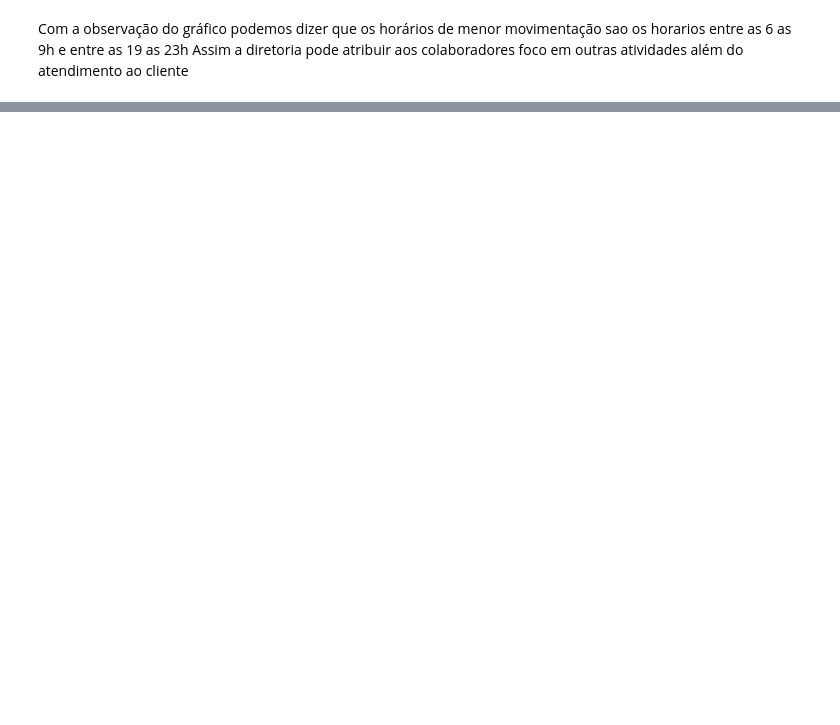
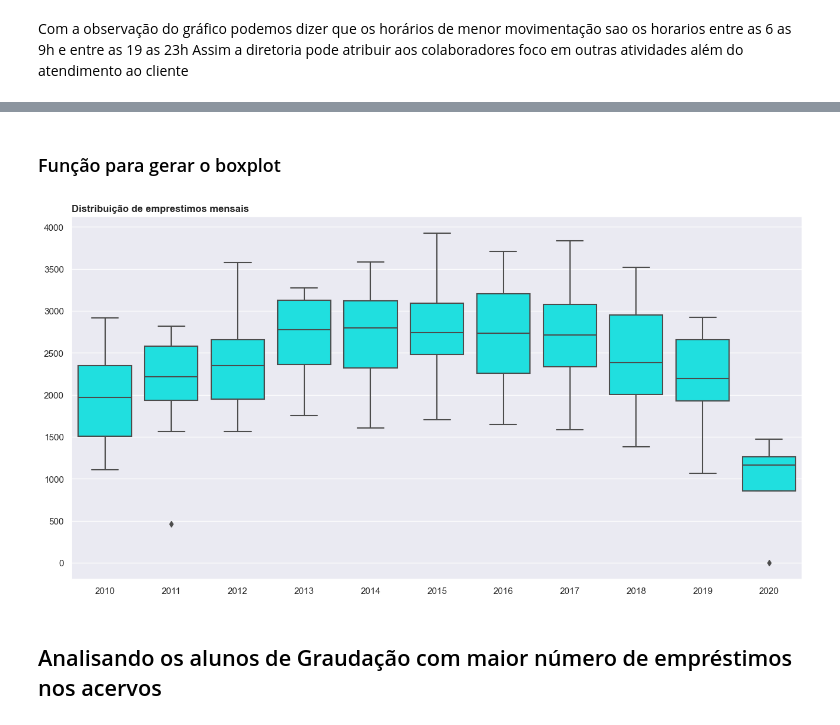
Before and after one commit to PietroLeite/7daysOfCode, a Jupyter notebook: 7daysOfCode.ipynb, the cells around one changed output, grey strips where cells are left out. Cells and saved outputs as stored; diff of their text form; code cells hidden in the pictures; blank space fills up the shorter version.

```diff
--- a/7daysOfCode.ipynb
+++ b/7daysOfCode.ipynb
@@ -342,0 +528,4 @@ Assim a diretoria pode atribuir aos colaboradores foco em outras atividades alé
+# %%
+tabela_alunos = pd.DataFrame(tabela_Emprestimo_completa[['tipo_vinculo_usuario', 'data_emprestimo', 'colecao']])
+tabela_alunos['data_emprestimo'] = pd.to_datetime(tabela_alunos['data_emprestimo'])
+valores_unicos(tabela_alunos, 'tipo_vinculo_usuario')
@@ -342,0 +536,3 @@ Assim a diretoria pode atribuir aos colaboradores foco em outras atividades alé
+# %%
+tabela_alunos_grad = pd.DataFrame(tabela_alunos.loc[tabela_alunos['tipo_vinculo_usuario'] == 'ALUNO DE GRADUAÇÃO'])
+tabela_alunos_pos = pd.DataFrame(tabela_alunos.loc[tabela_alunos['tipo_vinculo_usuario'] == 'ALUNO DE PÓS-GRADUAÇÃO'])
@@ -342,0 +561,6 @@ Assim a diretoria pode atribuir aos colaboradores foco em outras atividades alé
+# %%
+tabela_alunos_pos = tabela_alunos_pos.loc[tabela_alunos_pos['colecao'] == 'Acervo Circulante']
+tabela_alunos_pos['mes'] = tabela_alunos_pos.data_emprestimo.dt.month
+tabela_alunos_pos['ano'] = tabela_alunos_pos.data_emprestimo.dt.year
+tabela_alunos_pos = tabela_alunos_pos.drop(['tipo_vinculo_usuario', 'data_emprestimo', 'colecao'], axis=1)
+tabela_alunos_pos = tabela_alunos_pos.groupby('ano').value_counts().to_frame('quantidade').reset_index()
@@ -342,0 +583,18 @@ Assim a diretoria pode atribuir aos colaboradores foco em outras atividades alé
+# %% [markdown]
+<h3>Função para gerar o boxplot</h3>
+# %%
+def gerar_boxplot(data,x,y,titulo):
+    sns.set_theme(palette='Blues')
+    grafico = sns.boxplot(y= y, x= x, data= data, color='cyan')
+
+
+    plt.xlabel(None)
+    plt.ylabel(None)
+
+    grafico.set_title(titulo,loc='left', weight='bold')
+# %%
+gerar_boxplot(tabela_alunos_pos, 'ano', 'quantidade', 'Distribuição de emprestimos mensais')
+# %% [output]
+[figure, added]
+# %% [markdown]
+<h2>Analisando os alunos de Graudação com maior número de empréstimos nos acervos</h2>
```
Also changed, not shown: parts of 119 cells of this notebook, 1 other file.
